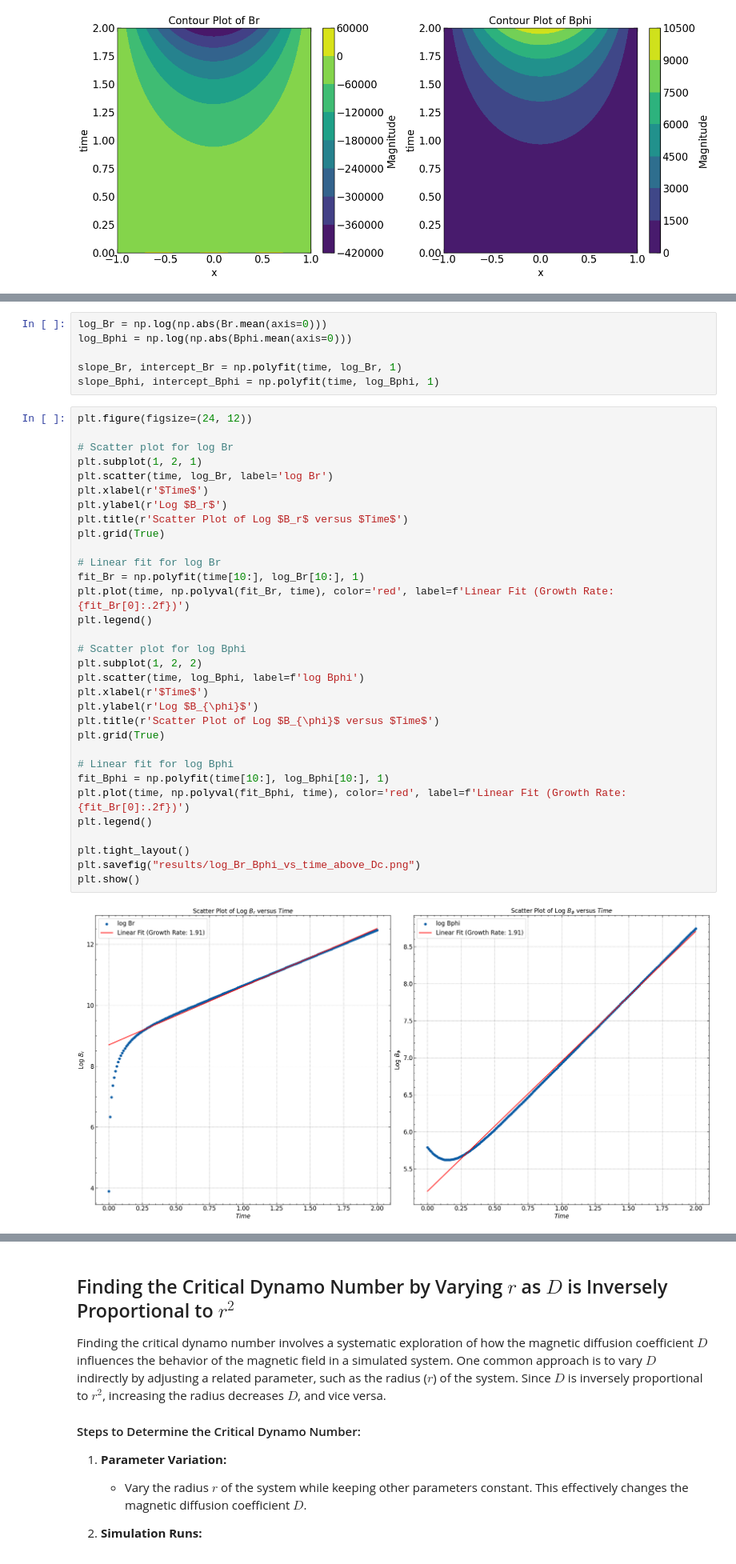
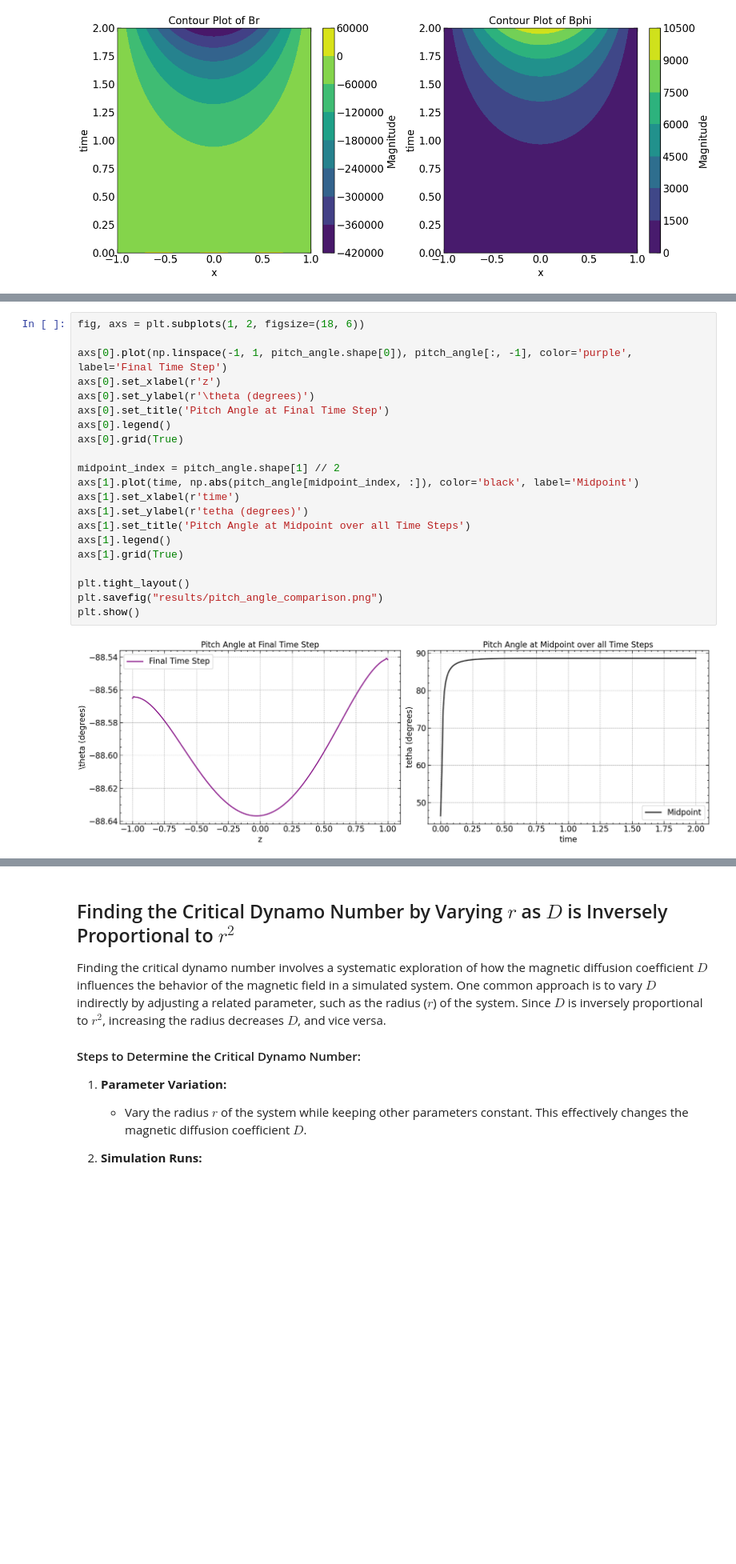
Before and after one commit to SagarPrakashBarad/GalacticDynamos, a Jupyter notebook: _build/jupyter_execute/Alpha_Omega_Dynamos/z_approximation/Alpha_Omega_Dynamo.ipynb, the cells around one changed output, grey strips where cells are left out. Shown at 80% size. Saved outputs shown, nothing was run; the diff lists cells and outputs as text; blank space fills up the shorter version.

```diff
--- a/_build/jupyter_execute/Alpha_Omega_Dynamos/z_approximation/Alpha_Omega_Dynamo.ipynb
+++ b/_build/jupyter_execute/Alpha_Omega_Dynamos/z_approximation/Alpha_Omega_Dynamo.ipynb
@@ -541,43 +541,26 @@ KeyboardInterrupt:
 Here is how all the relevant values evolve with time.
 
 ![DgtDc](plots/Br_Bphi_Norm_Pitch_evolution_above_critical_D.gif)
-# %%
-log_Br = np.log(np.abs(Br.mean(axis=0)))
-log_Bphi = np.log(np.abs(Bphi.mean(axis=0)))
-
-slope_Br, intercept_Br = np.polyfit(time, log_Br, 1)
-slope_Bphi, intercept_Bphi = np.polyfit(time, log_Bphi, 1)
-# %%
-plt.figure(figsize=(24, 12))
-
-# Scatter plot for log Br
-plt.subplot(1, 2, 1)
-plt.scatter(time, log_Br, label='log Br')
-plt.xlabel(r'$Time$')
-plt.ylabel(r'Log $B_r$')
-plt.title(r'Scatter Plot of Log $B_r$ versus $Time$')
-plt.grid(True)
-
-# Linear fit for log Br
-fit_Br = np.polyfit(time[10:], log_Br[10:], 1)
-plt.plot(time, np.polyval(fit_Br, time), color='red', label=f'Linear Fit (Growth Rate: {fit_Br[0]:.2f})')
-plt.legend()
-
-# Scatter plot for log Bphi
-plt.subplot(1, 2, 2)
-plt.scatter(time, log_Bphi, label=f'log Bphi')
-plt.xlabel(r'$Time$')
-plt.ylabel(r'Log $B_{\phi}$')
-plt.title(r'Scatter Plot of Log $B_{\phi}$ versus $Time$')
-plt.grid(True)
-
-# Linear fit for log Bphi
-fit_Bphi = np.polyfit(time[10:], log_Bphi[10:], 1)
-plt.plot(time, np.polyval(fit_Bphi, time), color='red', label=f'Linear Fit (Growth Rate: {fit_Br[0]:.2f})')
-plt.legend()
-
-plt.tight_layout()
-plt.savefig("results/log_Br_Bphi_vs_time_above_Dc.png")
-plt.show()
-# %% [output]
-[figure, removed]
+# %%
+fig, axs = plt.subplots(1, 2, figsize=(18, 6))
+
+axs[0].plot(np.linspace(-1, 1, pitch_angle.shape[0]), pitch_angle[:, -1], color='purple', label='Final Time Step')
+axs[0].set_xlabel(r'z')
+axs[0].set_ylabel(r'\theta (degrees)')
+axs[0].set_title('Pitch Angle at Final Time Step')
+axs[0].legend()
+axs[0].grid(True)
+
+midpoint_index = pitch_angle.shape[1] // 2
+axs[1].plot(time, np.abs(pitch_angle[midpoint_index, :]), color='black', label='Midpoint')
+axs[1].set_xlabel(r'time')
+axs[1].set_ylabel(r'tetha (degrees)')
+axs[1].set_title('Pitch Angle at Midpoint over all Time Steps')
+axs[1].legend()
+axs[1].grid(True)
+
+plt.tight_layout()
+plt.savefig("results/pitch_angle_comparison.png")
+plt.show()
+# %% [output]
+[figure, added]
```
Also changed, not shown: parts of 9 cells of this notebook, 50 other files.
